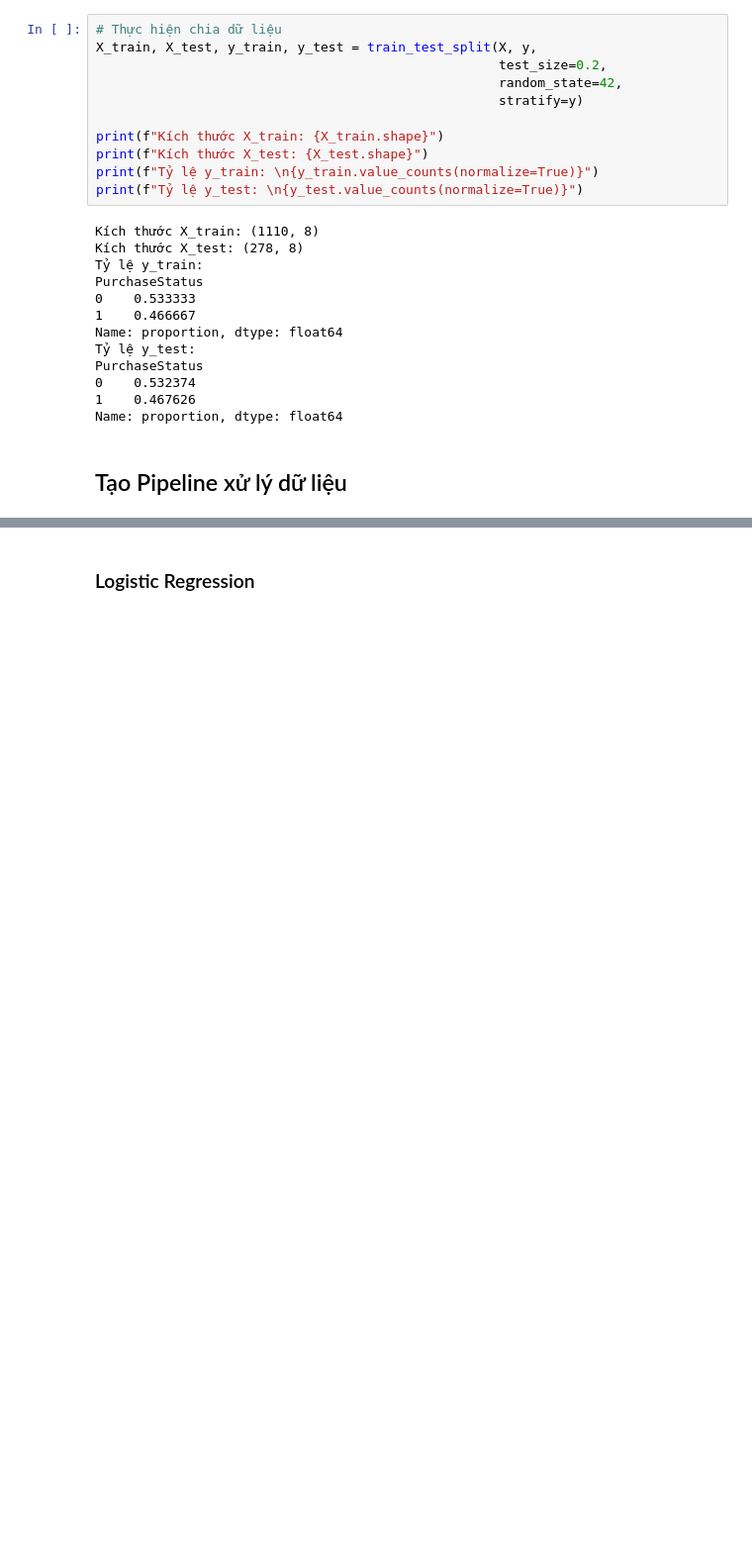
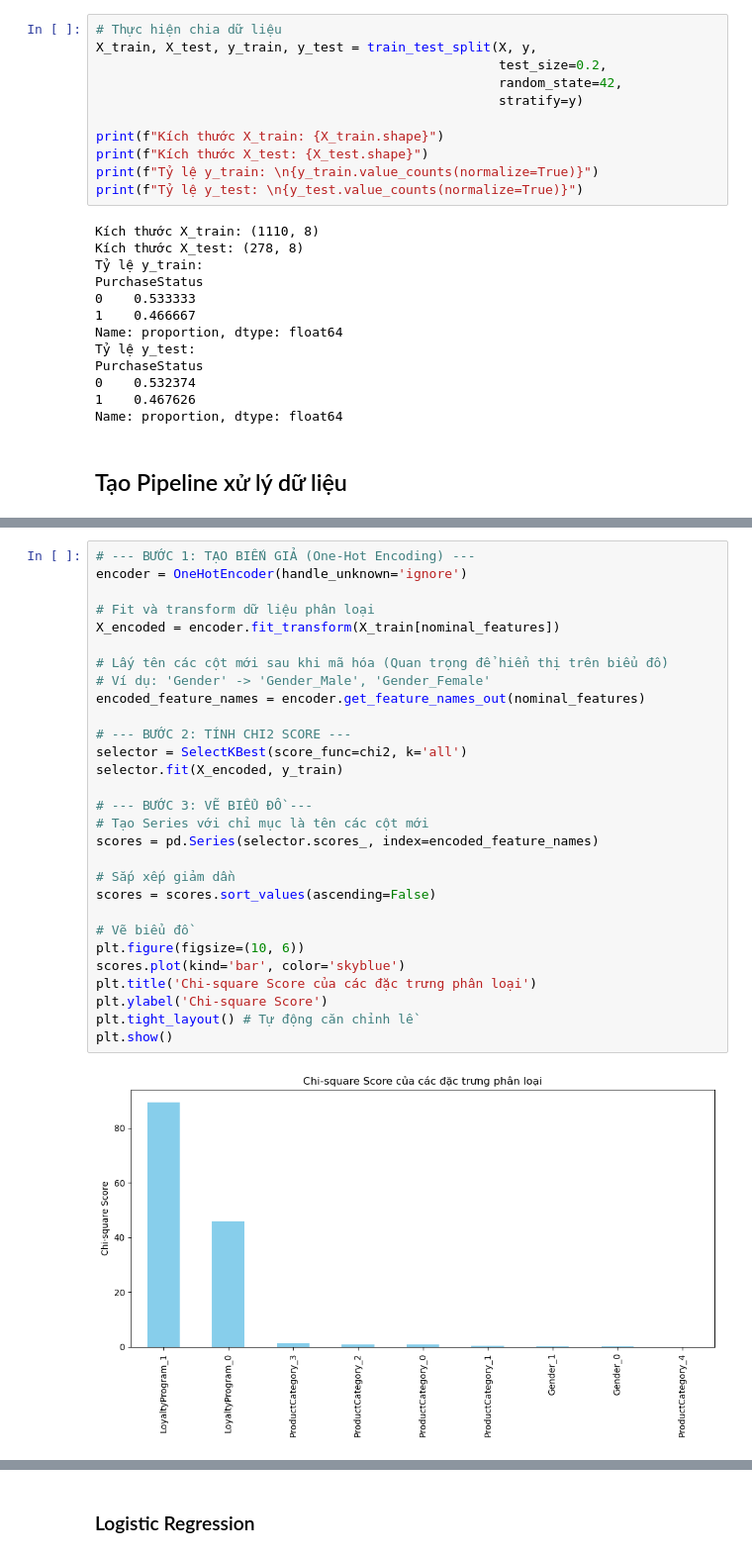
Before and after one commit to phnguyen-hub/11224830_Pham-Hanh-Nguyen, a Jupyter notebook: 11224830_Phạm Hạnh Nguyên.ipynb, the cells around one changed output, grey strips where cells are left out. Shown: that part at 99% size. Cells and saved outputs as stored; diff of their text form; blank space fills up the shorter version.

Commit message:
Add files via upload
Chỉnh sửa lần 2

```diff
--- a/11224830_Phạm Hạnh Nguyên.ipynb
+++ b/11224830_Phạm Hạnh Nguyên.ipynb
@@ -234 +257,32 @@ Name: proportion, dtype: float64
+# %%
+# --- BƯỚC 1: TẠO BIẾN GIẢ (One-Hot Encoding) ---
+encoder = OneHotEncoder(handle_unknown='ignore')
+
+# Fit và transform dữ liệu phân loại
+X_encoded = encoder.fit_transform(X_train[nominal_features])
+
+# Lấy tên các cột mới sau khi mã hóa (Quan trọng để hiển thị trên biểu đồ)
+# Ví dụ: 'Gender' -> 'Gender_Male', 'Gender_Female'
+encoded_feature_names = encoder.get_feature_names_out(nominal_features)
+
+# --- BƯỚC 2: TÍNH CHI2 SCORE ---
+selector = SelectKBest(score_func=chi2, k='all')
+selector.fit(X_encoded, y_train)
+
+# --- BƯỚC 3: VẼ BIỂU ĐỒ ---
+# Tạo Series với chỉ mục là tên các cột mới
+scores = pd.Series(selector.scores_, index=encoded_feature_names)
+
+# Sắp xếp giảm dần
+scores = scores.sort_values(ascending=False)
+
+# Vẽ biểu đồ
+plt.figure(figsize=(10, 6))
+scores.plot(kind='bar', color='skyblue')
+plt.title('Chi-square Score của các đặc trưng phân loại')
+plt.ylabel('Chi-square Score')
+plt.tight_layout() # Tự động căn chỉnh lề
+plt.show()
+# %% [output]
+[figure, added]
 # %%
```
Also changed, not shown: parts of 33 cells of this notebook.
